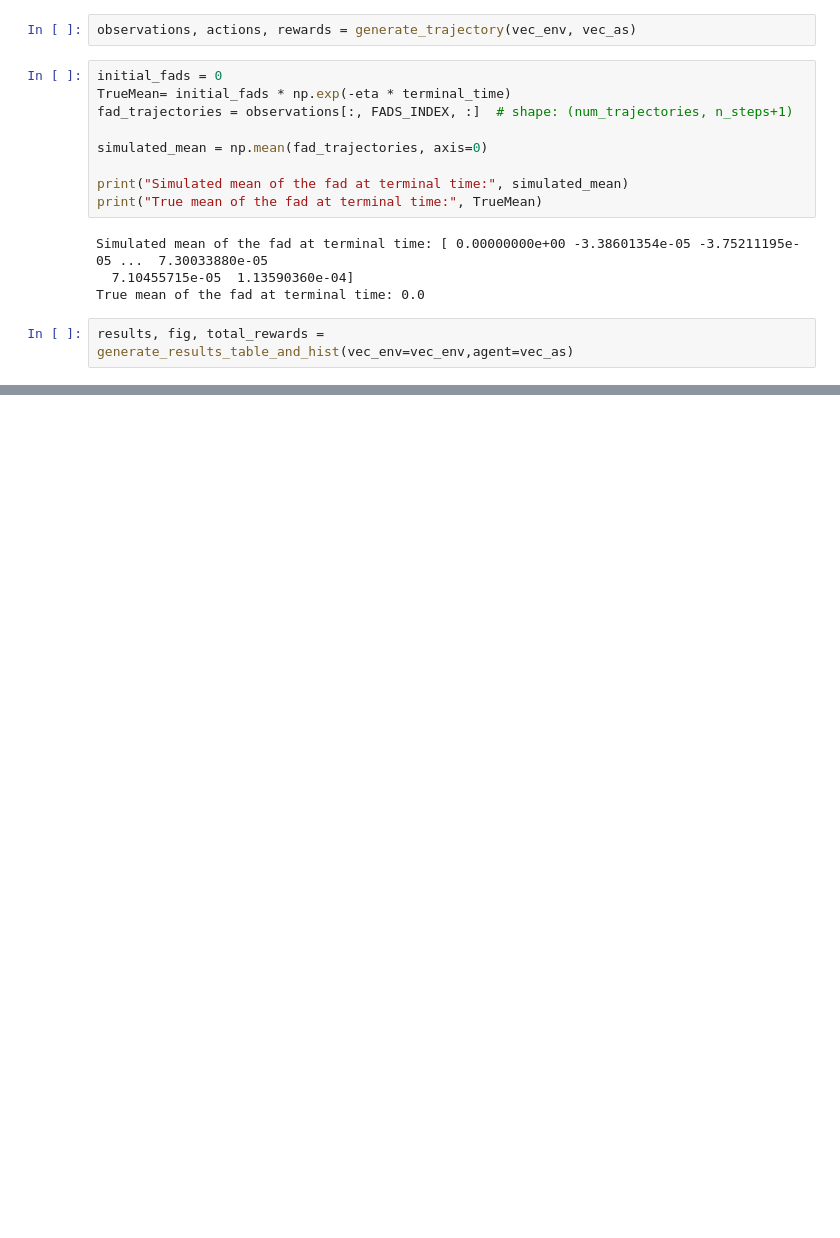
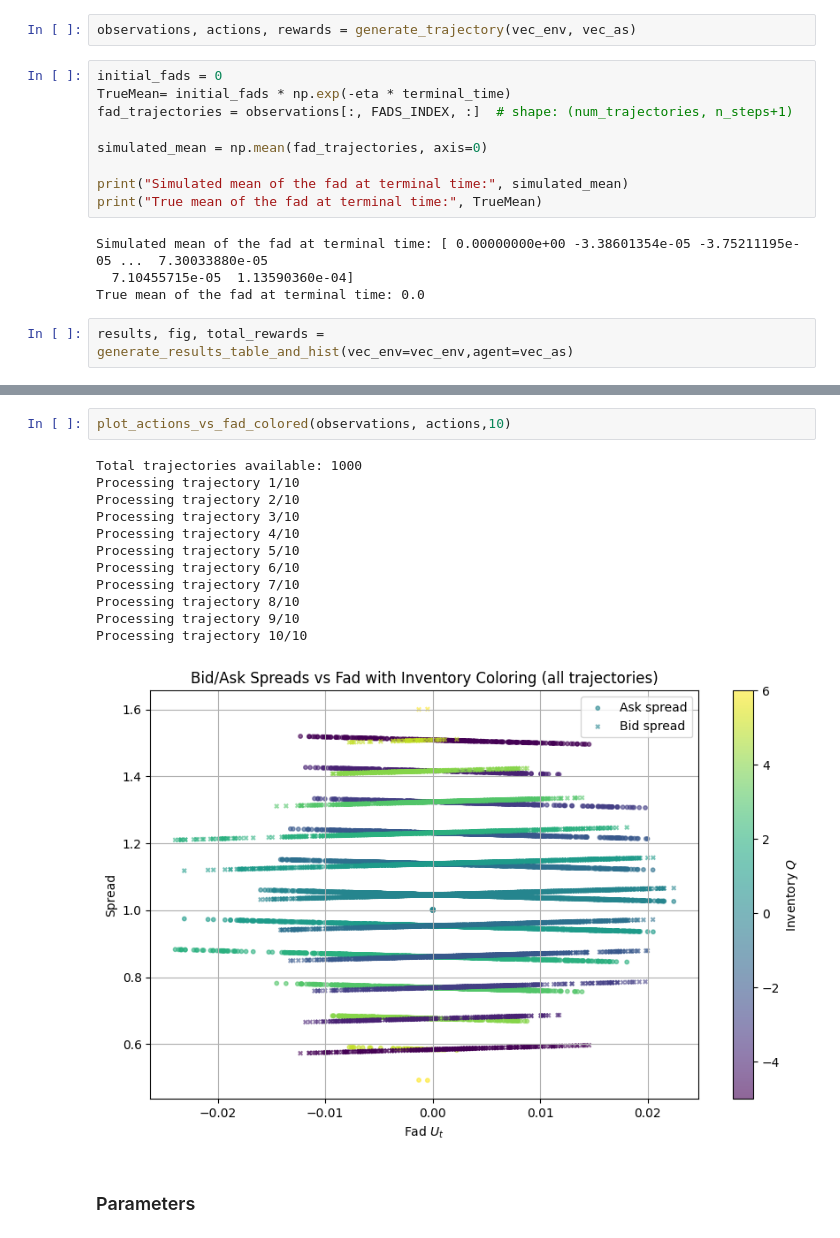
Before and after one commit to andreacate/mbt_gym, a Jupyter notebook: Experiments_MMwithFadsInfUninfTraders/ChecksForCorrecteness.ipynb, the cells around one changed output, grey strips where cells are left out. Cells and saved outputs as stored; diff of their text form; blank space fills up the shorter version.

```diff
--- a/Experiments_MMwithFadsInfUninfTraders/ChecksForCorrecteness.ipynb
+++ b/Experiments_MMwithFadsInfUninfTraders/ChecksForCorrecteness.ipynb
@@ -155,0 +233,17 @@ results
+# %%
+plot_actions_vs_fad_colored(observations, actions,10)
+# %% [output]
+Total trajectories available: 1000
+Processing trajectory 1/10
+Processing trajectory 2/10
+Processing trajectory 3/10
+Processing trajectory 4/10
+Processing trajectory 5/10
+Processing trajectory 6/10
+Processing trajectory 7/10
+Processing trajectory 8/10
+Processing trajectory 9/10
+Processing trajectory 10/10
+[figure, added]
+# %% [markdown]
+### Parameters
```
Also changed, not shown: parts of 23 cells of this notebook.
